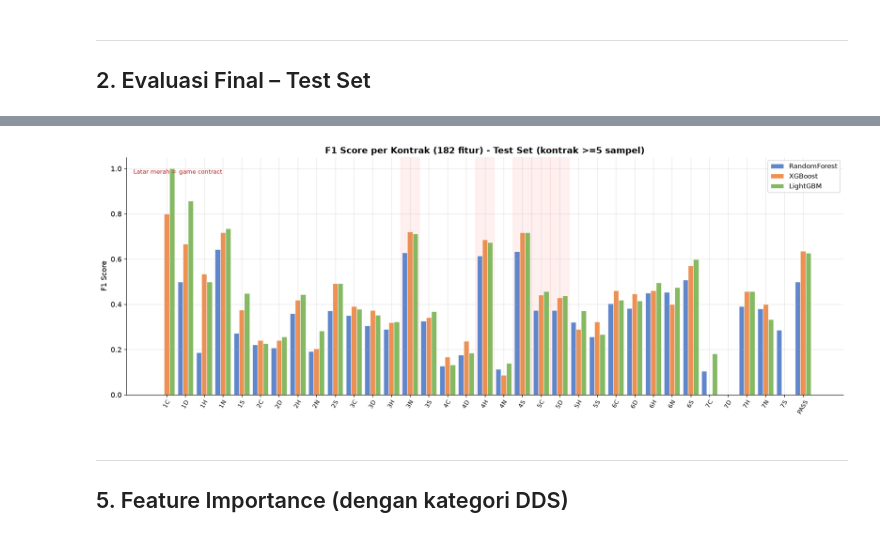
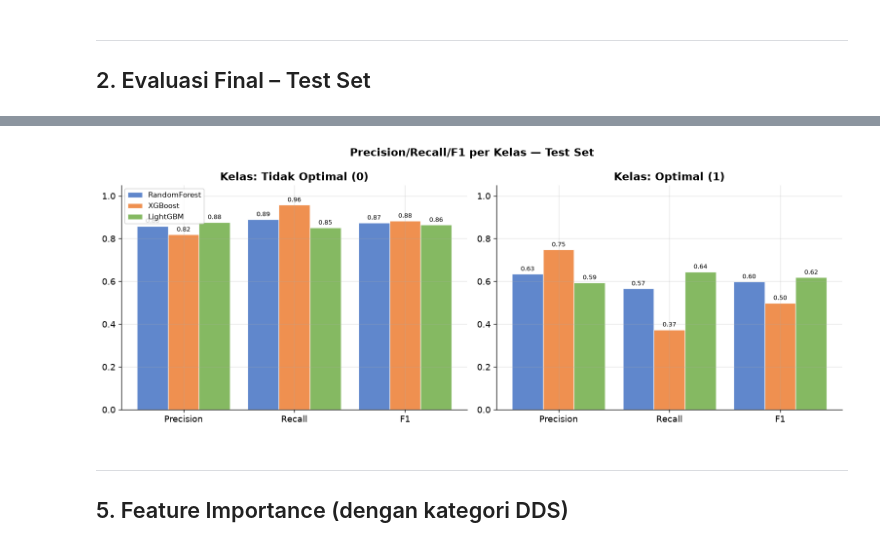
Before and after one commit to Cattelll/Bridge-Prediction, a Jupyter notebook: notebooks/04_evaluation.ipynb, the cells around one changed output, grey strips where cells are left out. Cells and saved outputs as stored; diff of their text form; code cells hidden in the pictures.

```diff
--- a/notebooks/04_evaluation.ipynb
+++ b/notebooks/04_evaluation.ipynb
@@ -123 +127,15 @@ for model in trained_models:
 =======================================================
+# %%
+def report_to_df(report_dict):
+    """sklearn classification_report(output_dict=True) -> DataFrame (skip
+    the scalar 'accuracy' key; that's already shown via print_summary /
+    the comparison table above)."""
+    rows = {k: v for k, v in report_dict.items() if isinstance(v, dict)}
+    df = pd.DataFrame(rows).T
+    df['support'] = df['support'].astype(int)
+    return df.rename(index={'0': 'Tidak Optimal (0)', '1': 'Optimal (1)'})
+
+print('=== Classification Report per Model — Test Set ===')
+for res in test_results:
+    print(f'\n{res["model"]}:')
+    display(report_to_df(res['per_class_report']).round(4))
@@ -142,6 +181,6 @@ Hijau = terbaik . Merah = terburuk per metrik
 # %%
-metrics_plot  = ['accuracy', 'f1_macro', 'f1_weighted', 'top_3_accuracy', 'top_5_accuracy']
-metrics_label = ['Accuracy', 'F1 Macro', 'F1 Weighted', 'Top-3 Accuracy', 'Top-5 Accuracy']
+metrics_plot  = ['accuracy', 'f1_macro', 'f1_weighted', 'roc_auc', 'average_precision']
+metrics_label = ['Accuracy', 'F1 Macro', 'F1 Weighted', 'ROC-AUC', 'PR-AUC']
 
 x = np.arange(len(metrics_plot))
 w = 0.25
@@ -156,7 +195,7 @@ for i, (res, color) in enumerate(zip(test_results, MODEL_COLORS)):
 ax.set_xticks(x + w)
 ax.set_xticklabels(metrics_label, fontsize=11)
 ax.set_ylim(0, 1.12)
-ax.set_title('Perbandingan Metrik (182 fitur: 164 + 18 DDS) - Test Set', fontsize=13, fontweight='bold')
+ax.set_title(f'Perbandingan Metrik ({len(feature_cols)} fitur, matches_par_contract) - Test Set', fontsize=13, fontweight='bold')
 ax.set_ylabel('Nilai Metrik')
 ax.yaxis.set_major_formatter(mticker.PercentFormatter(xmax=1, decimals=0))
 ax.legend(fontsize=10)
@@ -216,48 +253,36 @@ plt.show()
 # %%
-from sklearn.metrics import f1_score
+from sklearn.metrics import precision_recall_fscore_support
 
-all_labels   = list(range(n_classes))
-min_samples  = 5
+metric_labels = ['Precision', 'Recall', 'F1']
+class_labels  = ['Tidak Optimal (0)', 'Optimal (1)']
 
-test_cnt     = Counter(y_test)
-show_idx     = [i for i in all_labels if test_cnt.get(i, 0) >= min_samples]
-show_names   = [class_names[i] for i in show_idx]
+fig, axes = plt.subplots(1, 2, figsize=(13, 5))
 
-f1_data = {}
-for model in trained_models:
-    y_pred = predictions[model.name]
-    f1s    = f1_score(y_test, y_pred, labels=all_labels, average=None, zero_division=0)
-    f1_data[model.name] = [f1s[i] for i in show_idx]
+for cls_i, (ax, cls_name) in enumerate(zip(axes, class_labels)):
+    x = np.arange(len(metric_labels))
+    w = 0.28
+    for i, model in enumerate(trained_models):
+        y_pred = predictions[model.name]
+        prec, rec, f1, _ = precision_recall_fscore_support(
+            y_test, y_pred, labels=[0, 1], zero_division=0
+        )
+        vals = [prec[cls_i], rec[cls_i], f1[cls_i]]
+        bars = ax.bar(x + (i - 1) * w, vals, w, label=model.name,
+                       color=MODEL_COLORS[i], alpha=0.85, edgecolor='white', linewidth=0.8)
+        ax.bar_label(bars, fmt='%.2f', fontsize=8, padding=2)
+    ax.set_xticks(x)
+    ax.set_xticklabels(metric_labels)
+    ax.set_title(f'Kelas: {cls_name}', fontweight='bold')
+    ax.set_ylim(0, 1.05)
+    if cls_i == 0:
+        ax.legend(fontsize=9)
 
-x = np.arange(len(show_names))
-w = 0.28
-
-fig, ax = plt.subplots(figsize=(16, 6))
-for i, (model_name, f1_vals) in enumerate(f1_data.items()):
-    ax.bar(x + (i - 1) * w, f1_vals, w,
-           label=model_name, color=MODEL_COLORS[i],
-           alpha=0.85, edgecolor='white', linewidth=0.8)
-
-ax.set_xticks(x)
-ax.set_xticklabels(show_names, rotation=60, fontsize=9)
-ax.set_title(f'F1 Score per Kontrak (182 fitur) - Test Set (kontrak >={min_samples} sampel)', fontweight='bold')
-ax.set_ylabel('F1 Score')
-ax.set_ylim(0, 1.05)
-ax.legend(fontsize=10)
-
-game_set = {'3N', '4S', '4H', '5D', '5C'}
-for idx, name in enumerate(show_names):
-    if name in game_set:
-        ax.axvspan(idx - 0.5, idx + 0.5, alpha=0.06, color='red', zorder=0)
-
-ax.text(0.01, 0.95, 'Latar merah = game contract', transform=ax.transAxes,
-        fontsize=9, color='#B71C1C', va='top')
-
+plt.suptitle('Precision/Recall/F1 per Kelas — Test Set', fontsize=13, fontweight='bold')
 plt.tight_layout()
 plt.savefig(OUT / 'nb04_f1_per_class.png', bbox_inches='tight', dpi=150)
 plt.show()
 # %% [output]
-[figure, old version]
+[figure, new version]
 # %% [markdown]
 ---
 ## 5. Feature Importance (dengan kategori DDS)
```
Also changed, not shown: parts of 16 cells of this notebook, 22 other files.
